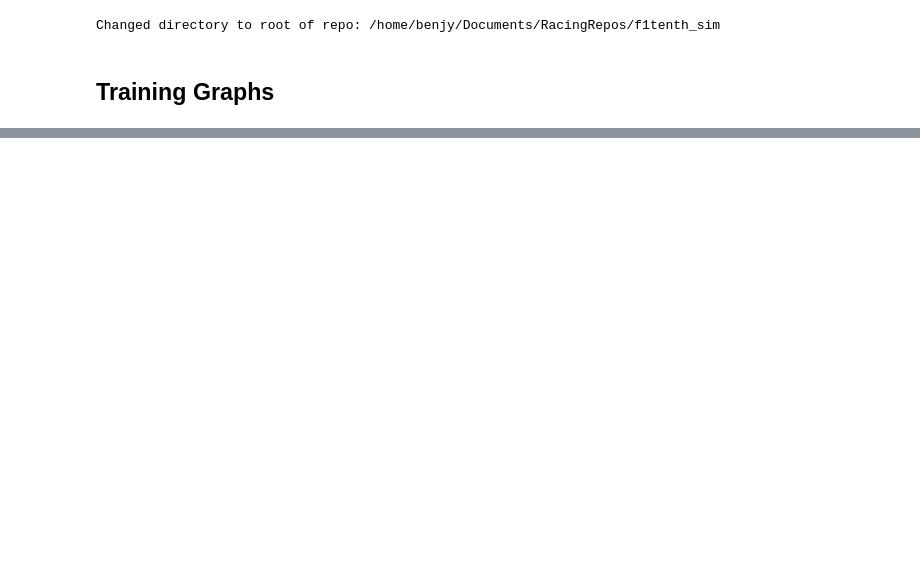
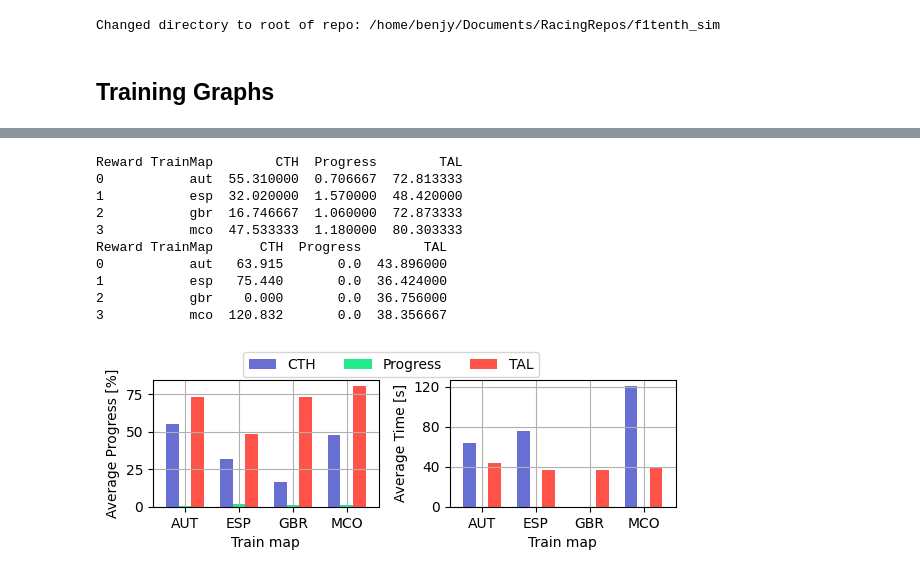
Before and after one commit to BDEvan5/f1tenth_benchmarks, a Jupyter notebook: Notebooks/drl_results.ipynb, the cells around one changed output, grey strips where cells are left out. Cells and saved outputs as stored; diff of their text form; code cells hidden in the pictures; blank space fills up the shorter version.

```diff
--- a/Notebooks/drl_results.ipynb
+++ b/Notebooks/drl_results.ipynb
@@ -78,0 +161,58 @@ for i, train_map in enumerate(train_maps):
+# %%
+
+summary_df = pd.read_csv("Logs/drl_avg_data.csv")
+
+fig, ax = plt.subplots(1, 2, figsize=(6, 2.), sharex=True)
+
+xs = np.arange(len(map_list))
+width = 0.7
+test_map = 'mco'
+
+axs = ax[0]
+grouped_df = avg_data.loc[avg_data.TestMap == test_map]
+grouped_df = grouped_df[["AvgProgress", "TrainMap", "Reward"]]
+grouped_df["AvgProgress"] = grouped_df["AvgProgress"]*100
+grouped_df = pd.pivot_table(grouped_df, index="TrainMap", columns="Reward", values="AvgProgress")
+grouped_df = grouped_df.reset_index("TrainMap")
+print(grouped_df)
+grouped_df.plot.bar(ax=axs, color=colors, width=width, position=1, legend=False, alpha=0.9)
+
+axs.set_xticks(xs - width/2)
+axs.set_xticklabels([x.upper() for x in map_list], rotation=0)
+axs.set_xlabel(f"Train map")
+axs.grid()
+axs.set_ylabel("Average Progress [%]")
+
+axs = ax[1]
+grouped_df = avg_data.loc[avg_data.TestMap == test_map]
+grouped_df = grouped_df[["AvgTime", "TrainMap", "Reward"]]
+grouped_df = pd.pivot_table(grouped_df, index="TrainMap", columns="Reward", values="AvgTime")
+grouped_df = grouped_df.reset_index("TrainMap")
+print(grouped_df)
+grouped_df.plot.bar(ax=axs, color=colors, width=width, position=1, legend=False, alpha=0.9)
+
+
+axs.set_xticks(xs - width/2)
+axs.yaxis.set_major_locator(plt.MaxNLocator(4))
+axs.set_xticklabels([x.upper() for x in map_list], rotation=0)
+axs.set_xlabel(f"Train map")
+axs.grid()
+axs.set_ylabel("Average Time [s]")
+fig.legend(["CTH", "Progress", "TAL"], loc="upper center", ncol=3, bbox_to_anchor=(0.5, 1.1))
+
+plt.tight_layout()
+
+plt.savefig(f"{save_path}BenchmarkArticle_TestResults_{test_map}.pdf", bbox_inches="tight")
+plt.savefig(f"{save_path}BenchmarkArticle_TestResults_{test_map}.svg", bbox_inches="tight")
+# %% [output]
+Reward TrainMap        CTH  Progress        TAL
+0           aut  55.310000  0.706667  72.813333
+1           esp  32.020000  1.570000  48.420000
+2           gbr  16.746667  1.060000  72.873333
+3           mco  47.533333  1.180000  80.303333
+Reward TrainMap      CTH  Progress        TAL
+0           aut   63.915       0.0  43.896000
+1           esp   75.440       0.0  36.424000
+2           gbr    0.000       0.0  36.756000
+3           mco  120.832       0.0  38.356667
+[figure, added]
```
Also changed, not shown: parts of 10 cells of this notebook, 2 other files.
